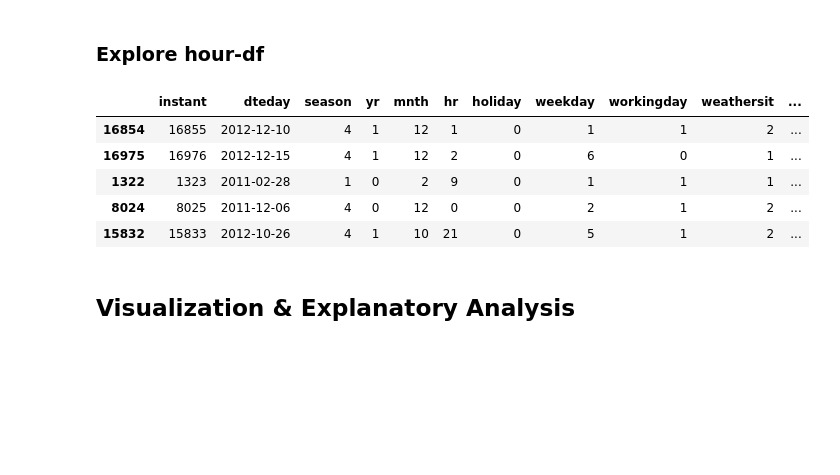
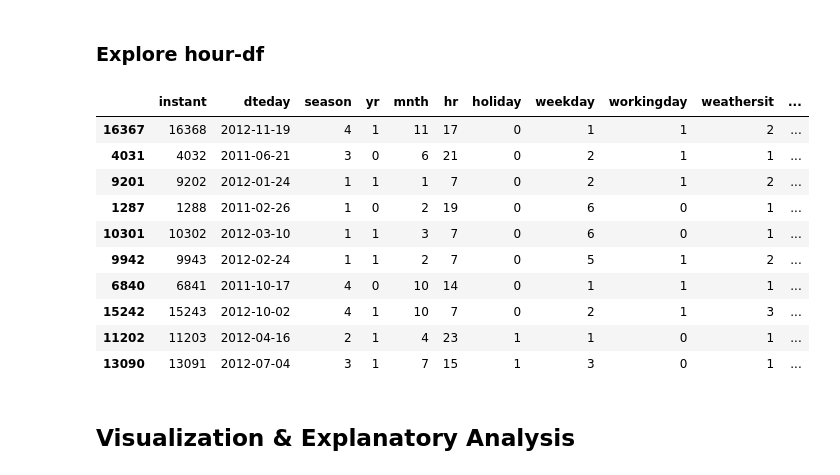
Before and after one commit to FatwaAlFajar/submission-main, a Jupyter notebook: notebook.ipynb, the cells around one changed output. Saved outputs shown, nothing was run; the diff lists cells and outputs as text; code cells hidden in the pictures; blank space fills up the shorter version.

```diff
--- a/notebook.ipynb
+++ b/notebook.ipynb
@@ -33,6 +38,6 @@ day_df.head()
 # %%
-hour_df = pd.read_csv("https://raw.githubusercontent.com/DcCode46/dicoding/refs/heads/main/hour.csv")
-hour_df.head()
+hour_df = pd.read_csv("https://raw.githubusercontent.com/FatwaAlFajar/submission-main/refs/heads/main/Data/hour.csv")
+hour_df.head(10)
 # %% [output]
 |  | instant | dteday | season | yr | mnth | hr | holiday | weekday | workingday | weathersit | ... |
 | 0 | 1 | 2011-01-01 | 1 | 0 | 1 | 0 | 0 | 6 | 0 | 1 | ... |
@@ -264,14 +279,19 @@ day_df.sample(5)
 # %% [markdown]
 ### Explore hour-df
 # %%
-hour_df.sample(5)
+hour_df.sample(10)
 # %% [output]
 |  | instant | dteday | season | yr | mnth | hr | holiday | weekday | workingday | weathersit | ... |
-| 16854 | 16855 | 2012-12-10 | 4 | 1 | 12 | 1 | 0 | 1 | 1 | 2 | ... |
-| 16975 | 16976 | 2012-12-15 | 4 | 1 | 12 | 2 | 0 | 6 | 0 | 1 | ... |
-| 1322 | 1323 | 2011-02-28 | 1 | 0 | 2 | 9 | 0 | 1 | 1 | 1 | ... |
-| 8024 | 8025 | 2011-12-06 | 4 | 0 | 12 | 0 | 0 | 2 | 1 | 2 | ... |
-| 15832 | 15833 | 2012-10-26 | 4 | 1 | 10 | 21 | 0 | 5 | 1 | 2 | ... |
+| 16367 | 16368 | 2012-11-19 | 4 | 1 | 11 | 17 | 0 | 1 | 1 | 2 | ... |
+| 4031 | 4032 | 2011-06-21 | 3 | 0 | 6 | 21 | 0 | 2 | 1 | 1 | ... |
+| 9201 | 9202 | 2012-01-24 | 1 | 1 | 1 | 7 | 0 | 2 | 1 | 2 | ... |
+| 1287 | 1288 | 2011-02-26 | 1 | 0 | 2 | 19 | 0 | 6 | 0 | 1 | ... |
+| 10301 | 10302 | 2012-03-10 | 1 | 1 | 3 | 7 | 0 | 6 | 0 | 1 | ... |
+| 9942 | 9943 | 2012-02-24 | 1 | 1 | 2 | 7 | 0 | 5 | 1 | 2 | ... |
+| 6840 | 6841 | 2011-10-17 | 4 | 0 | 10 | 14 | 0 | 1 | 1 | 1 | ... |
+| 15242 | 15243 | 2012-10-02 | 4 | 1 | 10 | 7 | 0 | 2 | 1 | 3 | ... |
+| 11202 | 11203 | 2012-04-16 | 2 | 1 | 4 | 23 | 1 | 1 | 0 | 1 | ... |
+| 13090 | 13091 | 2012-07-04 | 3 | 1 | 7 | 15 | 1 | 3 | 0 | 1 | ... |
 # %% [markdown]
 ## Visualization & Explanatory Analysis
 # %% [markdown]
```
Also changed, not shown: parts of 16 cells of this notebook, 3 other files.
